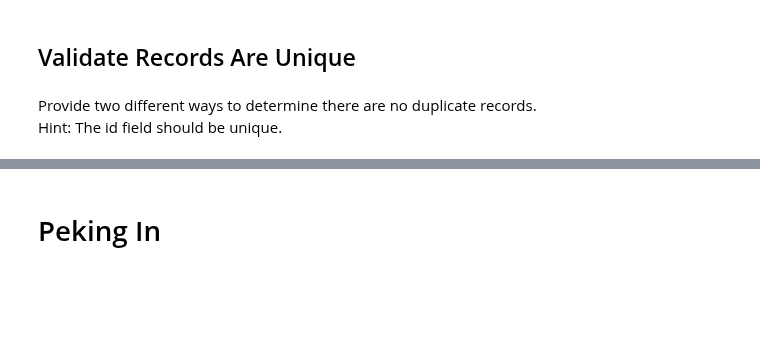
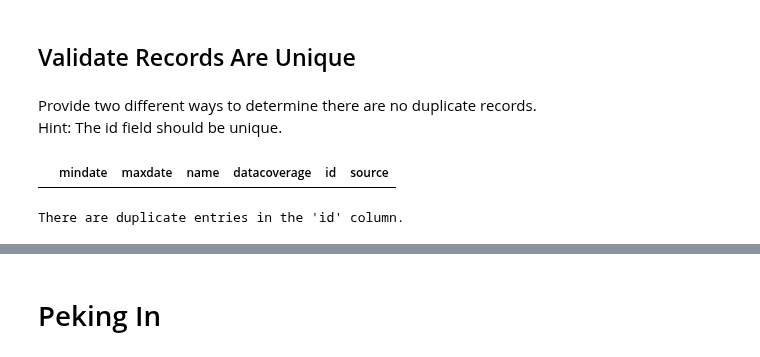
Before and after one commit to KunleAdeyanju/DataEngineering.Labs.NOAALocations, a Jupyter notebook: loading_locations_data_into_dataframes.ipynb, the cells around one changed output, grey strips where cells are left out. Drawn from its saved outputs; the diff is of its cells as text; code cells hidden in the pictures; blank space fills up the shorter version.

```diff
--- a/loading_locations_data_into_dataframes.ipynb
+++ b/loading_locations_data_into_dataframes.ipynb
@@ -140,3 +142,8 @@ Provide two different ways to determine there are no duplicate records.
 Hint: The id field should be unique.
 # %%
 # one day to determine there are not duplicate records
+# check for duplicates
+duplicates = df[df.duplicated()]
+duplicates
+# %% [output]
+|  | mindate | maxdate | name | datacoverage | id | source |
@@ -144,0 +150,9 @@ Hint: The id field should be unique.
+# %%
+# another way to determine there are no duplicate records
+# Check if the 'id' column is unique
+if df['id'].is_unique:
+    print("All entries in the 'id' column are unique.")
+else:
+    print("There are duplicate entries in the 'id' column.")
+# %% [output]
+There are duplicate entries in the 'id' column.
```
Also changed, not shown: parts of 6 cells of this notebook.
